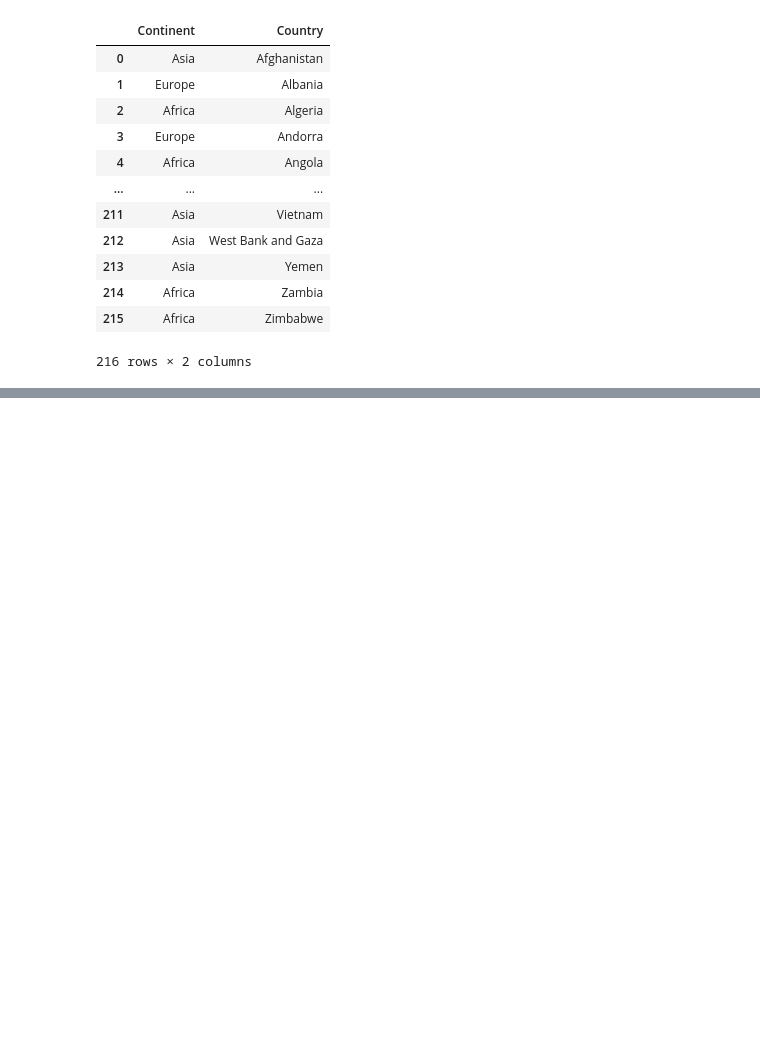
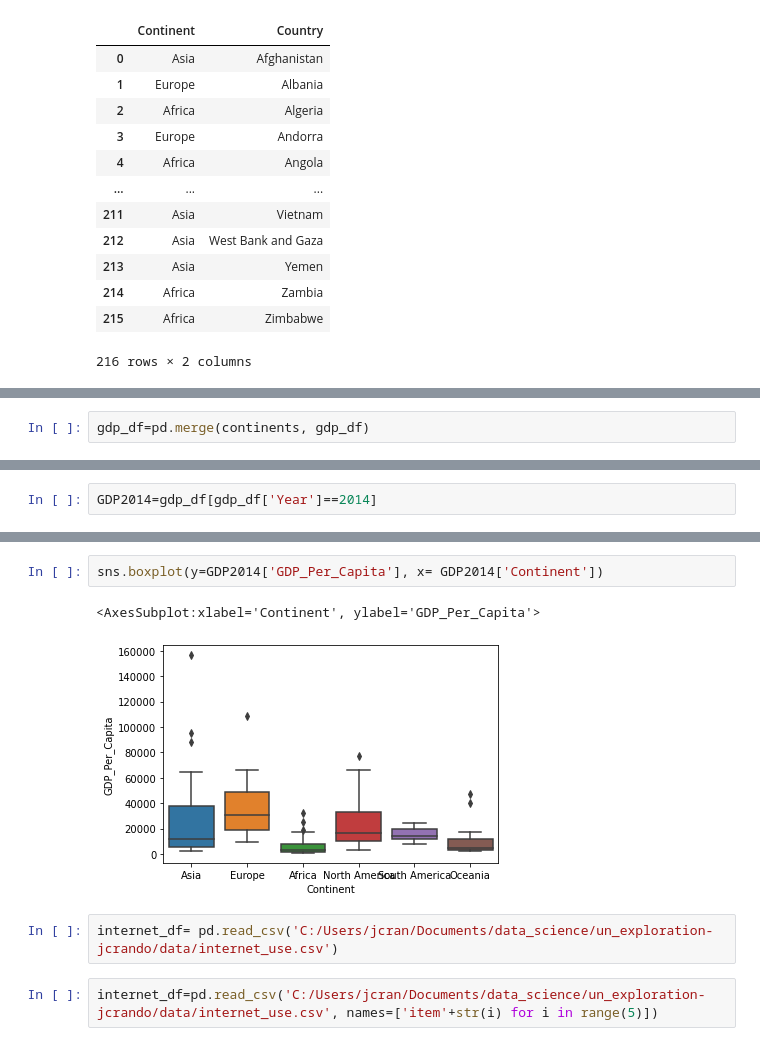
Before and after one commit to nss-data-science-cohort-5/un_exploration-jcrando, a Jupyter notebook: notebooks/un_exploration-.ipynb, the cells around one changed output, grey strips where cells are left out. Saved outputs shown, nothing was run; the diff lists cells and outputs as text; blank space fills up the shorter version.

```diff
--- a/notebooks/un_exploration-.ipynb
+++ b/notebooks/un_exploration-.ipynb
@@ -477,0 +478,2 @@ On question 19
+# %%
+gdp_df=pd.merge(continents, gdp_df)
@@ -477,0 +513,2 @@ On question 19
+# %%
+GDP2014=gdp_df[gdp_df['Year']==2014]
@@ -477,0 +531,9 @@ On question 19
+# %%
+sns.boxplot(y=GDP2014['GDP_Per_Capita'], x= GDP2014['Continent'])
+# %% [output]
+<AxesSubplot:xlabel='Continent', ylabel='GDP_Per_Capita'>
+[figure, added]
+# %%
+internet_df= pd.read_csv('C:/Users/jcran/Documents/data_science/un_exploration-jcrando/data/internet_use.csv')
+# %%
+internet_df=pd.read_csv('C:/Users/jcran/Documents/data_science/un_exploration-jcrando/data/internet_use.csv', names=['item'+str(i) for i in range(5)])
```
Also changed, not shown: parts of 13 cells of this notebook.
